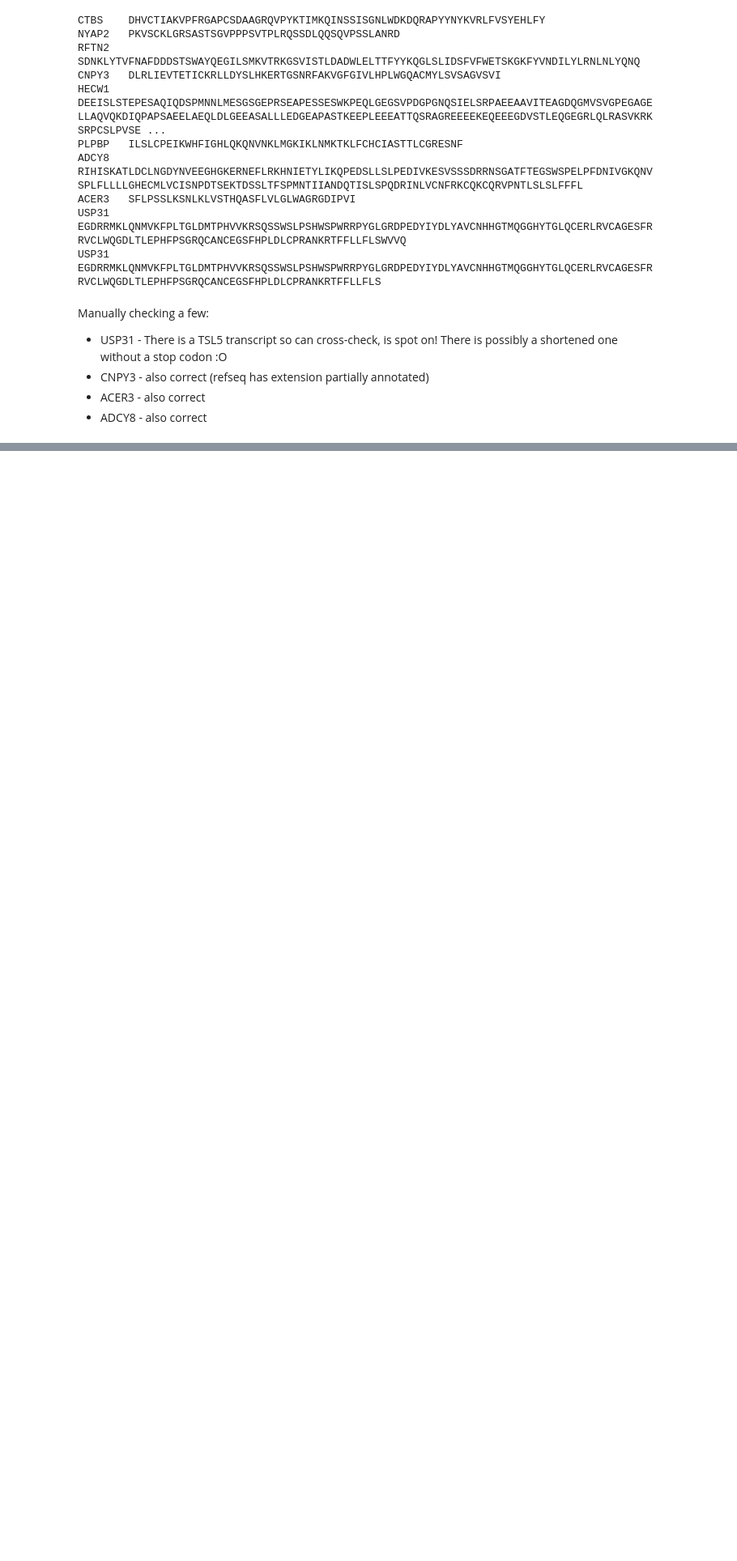
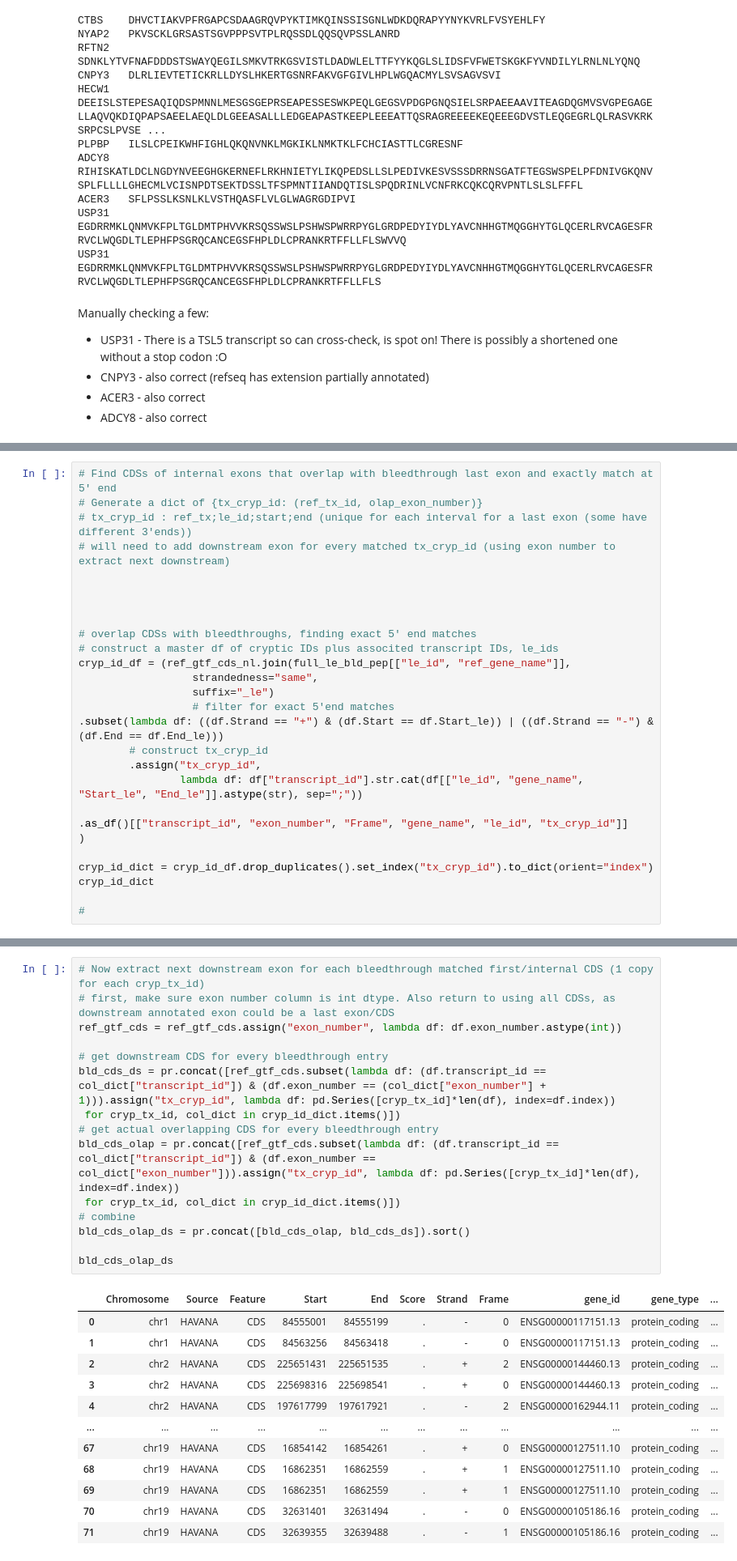
Before and after one commit to frattalab/tdp43-apa, a Jupyter notebook: peptides/get_bleedthrough_peptides.ipynb, the cells around one changed output, grey strips where cells are left out. Shown: that part at 81% size. Drawn from its saved outputs; the diff is of its cells as text; blank space fills up the shorter version.

```diff
--- a/peptides/get_bleedthrough_peptides.ipynb
+++ b/peptides/get_bleedthrough_peptides.ipynb
@@ -374,0 +681,27 @@ FIRRE is definitely a lncRNA, the others not so sure (TO CHECK ref GTF) - maybe
+# %%
+# Find CDSs of internal exons that overlap with bleedthrough last exon and exactly match at 5' end
+# Generate a dict of {tx_cryp_id: (ref_tx_id, olap_exon_number)}
+# tx_cryp_id : ref_tx;le_id;start;end (unique for each interval for a last exon (some have different 3'ends))
+# will need to add downstream exon for every matched tx_cryp_id (using exon number to extract next downstream)
+
+
+
+
+# overlap CDSs with bleedthroughs, finding exact 5' end matches
+# construct a master df of cryptic IDs plus associted transcript IDs, le_ids
+cryp_id_df = (ref_gtf_cds_nl.join(full_le_bld_pep[["le_id", "ref_gene_name"]],
+                  strandedness="same",
+                  suffix="_le")
+                  # filter for exact 5'end matches
+.subset(lambda df: ((df.Strand == "+") & (df.Start == df.Start_le)) | ((df.Strand == "-") & (df.End == df.End_le)))
+        # construct tx_cryp_id
+        .assign("tx_cryp_id",
+                lambda df: df["transcript_id"].str.cat(df[["le_id", "gene_name", "Start_le", "End_le"]].astype(str), sep=";"))
+
+.as_df()[["transcript_id", "exon_number", "Frame", "gene_name", "le_id", "tx_cryp_id"]]
+)
+
+cryp_id_dict = cryp_id_df.drop_duplicates().set_index("tx_cryp_id").to_dict(orient="index")
+cryp_id_dict
+
+#
@@ -374,0 +726,28 @@ FIRRE is definitely a lncRNA, the others not so sure (TO CHECK ref GTF) - maybe
+# %%
+# Now extract next downstream exon for each bleedthrough matched first/internal CDS (1 copy for each cryp_tx_id)
+# first, make sure exon number column is int dtype. Also return to using all CDSs, as downstream annotated exon could be a last exon/CDS
+ref_gtf_cds = ref_gtf_cds.assign("exon_number", lambda df: df.exon_number.astype(int))
+
+# get downstream CDS for every bleedthrough entry
+bld_cds_ds = pr.concat([ref_gtf_cds.subset(lambda df: (df.transcript_id == col_dict["transcript_id"]) & (df.exon_number == (col_dict["exon_number"] + 1))).assign("tx_cryp_id", lambda df: pd.Series([cryp_tx_id]*len(df), index=df.index))
+ for cryp_tx_id, col_dict in cryp_id_dict.items()])
+# get actual overlapping CDS for every bleedthrough entry
+bld_cds_olap = pr.concat([ref_gtf_cds.subset(lambda df: (df.transcript_id == col_dict["transcript_id"]) & (df.exon_number == col_dict["exon_number"])).assign("tx_cryp_id", lambda df: pd.Series([cryp_tx_id]*len(df), index=df.index))
+ for cryp_tx_id, col_dict in cryp_id_dict.items()])
+# combine
+bld_cds_olap_ds = pr.concat([bld_cds_olap, bld_cds_ds]).sort()
+
+bld_cds_olap_ds
+# %% [output]
+|  | Chromosome | Source | Feature | Start | End | Score | Strand | Frame | gene_id | gene_type | ... |
+| 0 | chr1 | HAVANA | CDS | 84555001 | 84555199 | . | - | 0 | ENSG00000117151.13 | protein_coding | ... |
+| 1 | chr1 | HAVANA | CDS | 84563256 | 84563418 | . | - | 0 | ENSG00000117151.13 | protein_coding | ... |
+| 2 | chr2 | HAVANA | CDS | 225651431 | 225651535 | . | + | 2 | ENSG00000144460.13 | protein_coding | ... |
+| 3 | chr2 | HAVANA | CDS | 225698316 | 225698541 | . | + | 0 | ENSG00000144460.13 | protein_coding | ... |
+| 4 | chr2 | HAVANA | CDS | 197617799 | 197617921 | . | - | 2 | ENSG00000162944.11 | protein_coding | ... |
+| ... | ... | ... | ... | ... | ... | ... | ... | ... | ... | ... | ... |
+| 67 | chr19 | HAVANA | CDS | 16854142 | 16854261 | . | + | 0 | ENSG00000127511.10 | protein_coding | ... |
+| 68 | chr19 | HAVANA | CDS | 16862351 | 16862559 | . | + | 1 | ENSG00000127511.10 | protein_coding | ... |
+| 69 | chr19 | HAVANA | CDS | 16862351 | 16862559 | . | + | 1 | ENSG00000127511.10 | protein_coding | ... |
+| 70 | chr19 | HAVANA | CDS | 32631401 | 32631494 | . | - | 0 | ENSG00000105186.16 | protein_coding | ... |
+| 71 | chr19 | HAVANA | CDS | 32639355 | 32639488 | . | - | 1 | ENSG00000105186.16 | protein_coding | ... |
```
Also changed, not shown: parts of 20 cells of this notebook.
